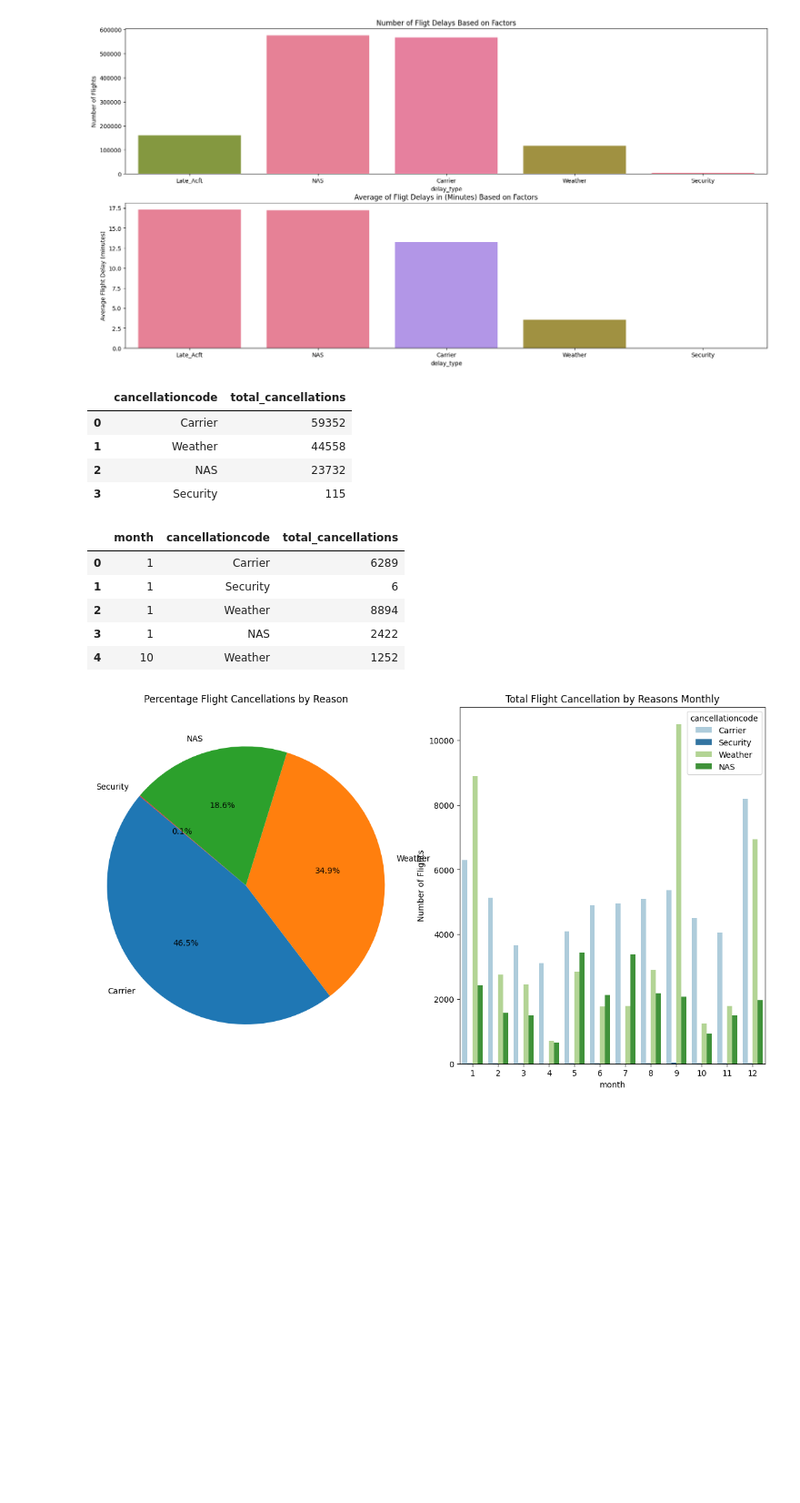
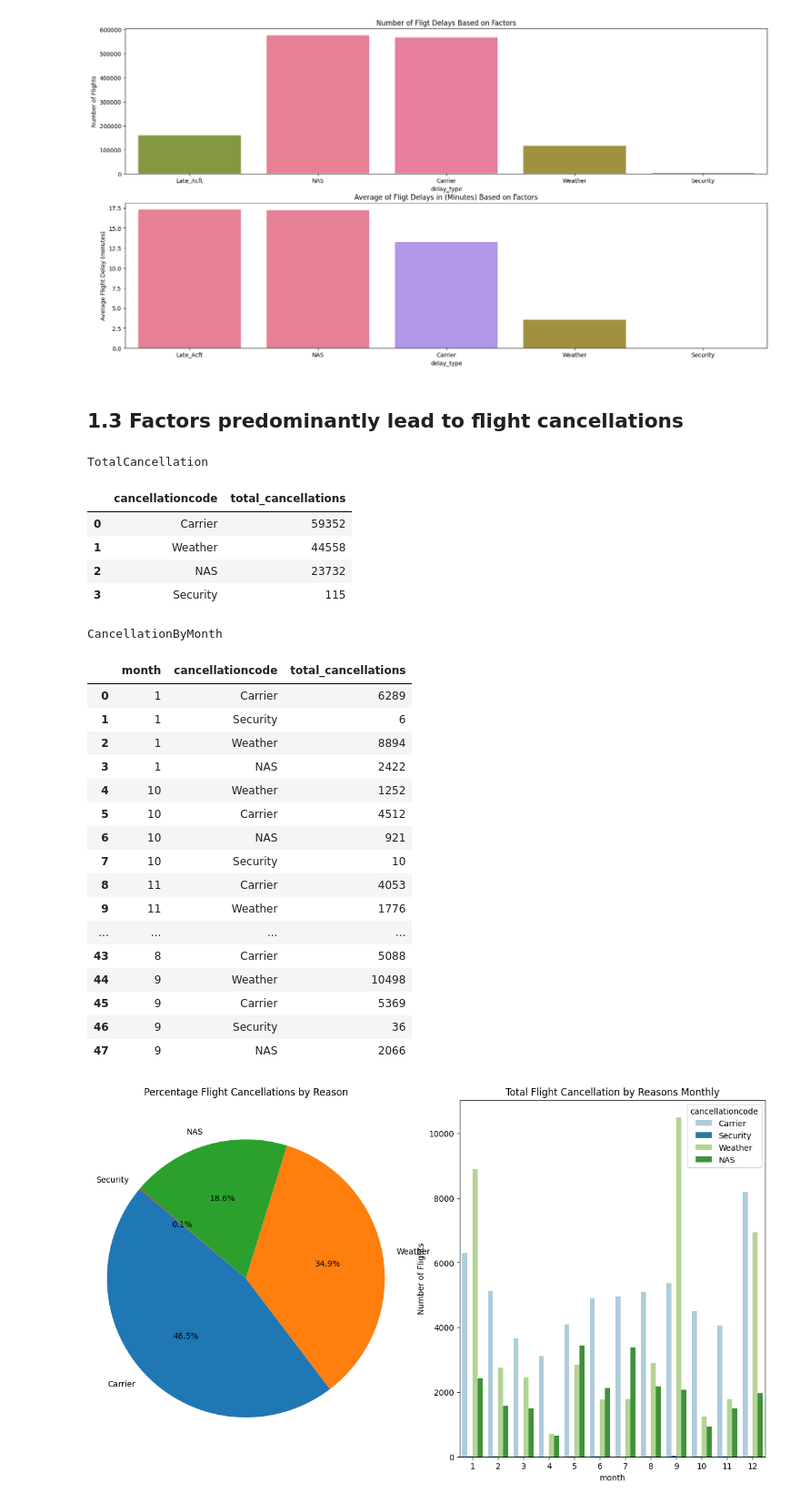
Before and after one commit to athirah-o/Airline_OnTime_Performance_Analysis, a Jupyter notebook: P129566_Assignment2.ipynb, the cells around one changed output. Shown at 91% size. Cells and saved outputs as stored; diff of their text form; code cells hidden in the pictures; blank space fills up the shorter version.

```diff
--- a/P129566_Assignment2.ipynb
+++ b/P129566_Assignment2.ipynb
@@ -210,27 +223,41 @@ plt.ylabel('Average Flight Delay (minutes)')
 plt.show();
 # %% [output]
 [figure]
+# %% [markdown]
+## **1.3  Factors predominantly lead to flight cancellations**
 # %%
 canx_code = pd.read_csv("/content/drive/MyDrive/STQD6324_DataManagement/Assignment_2/Analysis/cancellation_code.csv")
 canx_code['cancellationcode'] = canx_code['cancellationcode'].replace({'A': 'Carrier', 'B': 'Weather', 'C': 'NAS', 'D': 'Security'})
-canx_code
+
+canx_month = pd.read_csv("/content/drive/MyDrive/STQD6324_DataManagement/Assignment_2/Analysis/cancellation_month.csv")
+canx_month['cancellationcode'] = canx_month['cancellationcode'].replace({'A': 'Carrier', 'B': 'Weather', 'C': 'NAS', 'D': 'Security'})
+
+display_side_by_side([canx_code, canx_month],['TotalCancellation', 'CancellationByMonth'])
 # %% [output]
+TotalCancellation
 |  | cancellationcode | total_cancellations |
 | 0 | Carrier | 59352 |
 | 1 | Weather | 44558 |
 | 2 | NAS | 23732 |
 | 3 | Security | 115 |
+CancellationByMonth
+|  | month | cancellationcode | total_cancellations |
+| 0 | 1 | Carrier | 6289 |
+| 1 | 1 | Security | 6 |
+| 2 | 1 | Weather | 8894 |
+| 3 | 1 | NAS | 2422 |
+| 4 | 10 | Weather | 1252 |
+| 5 | 10 | Carrier | 4512 |
+| 6 | 10 | NAS | 921 |
+| 7 | 10 | Security | 10 |
+| 8 | 11 | Carrier | 4053 |
+| 9 | 11 | Weather | 1776 |
+| ... | ... | ... | ... |
+| 43 | 8 | Carrier | 5088 |
+| 44 | 9 | Weather | 10498 |
+| 45 | 9 | Carrier | 5369 |
+| 46 | 9 | Security | 36 |
+| 47 | 9 | NAS | 2066 |
-# %%
-canx_month = pd.read_csv("/content/drive/MyDrive/STQD6324_DataManagement/Assignment_2/Analysis/cancellation_month.csv")
-canx_month['cancellationcode'] = canx_month['cancellationcode'].replace({'A': 'Carrier', 'B': 'Weather', 'C': 'NAS', 'D': 'Security'})
-canx_month.head()
-# %% [output]
-|  | month | cancellationcode | total_cancellations |
-| 0 | 1 | Carrier | 6289 |
-| 1 | 1 | Security | 6 |
-| 2 | 1 | Weather | 8894 |
-| 3 | 1 | NAS | 2422 |
-| 4 | 10 | Weather | 1252 |
 # %%
 plt.figure(figsize=(15, 8))
 
```
Also changed, not shown: parts of 20 cells of this notebook.
